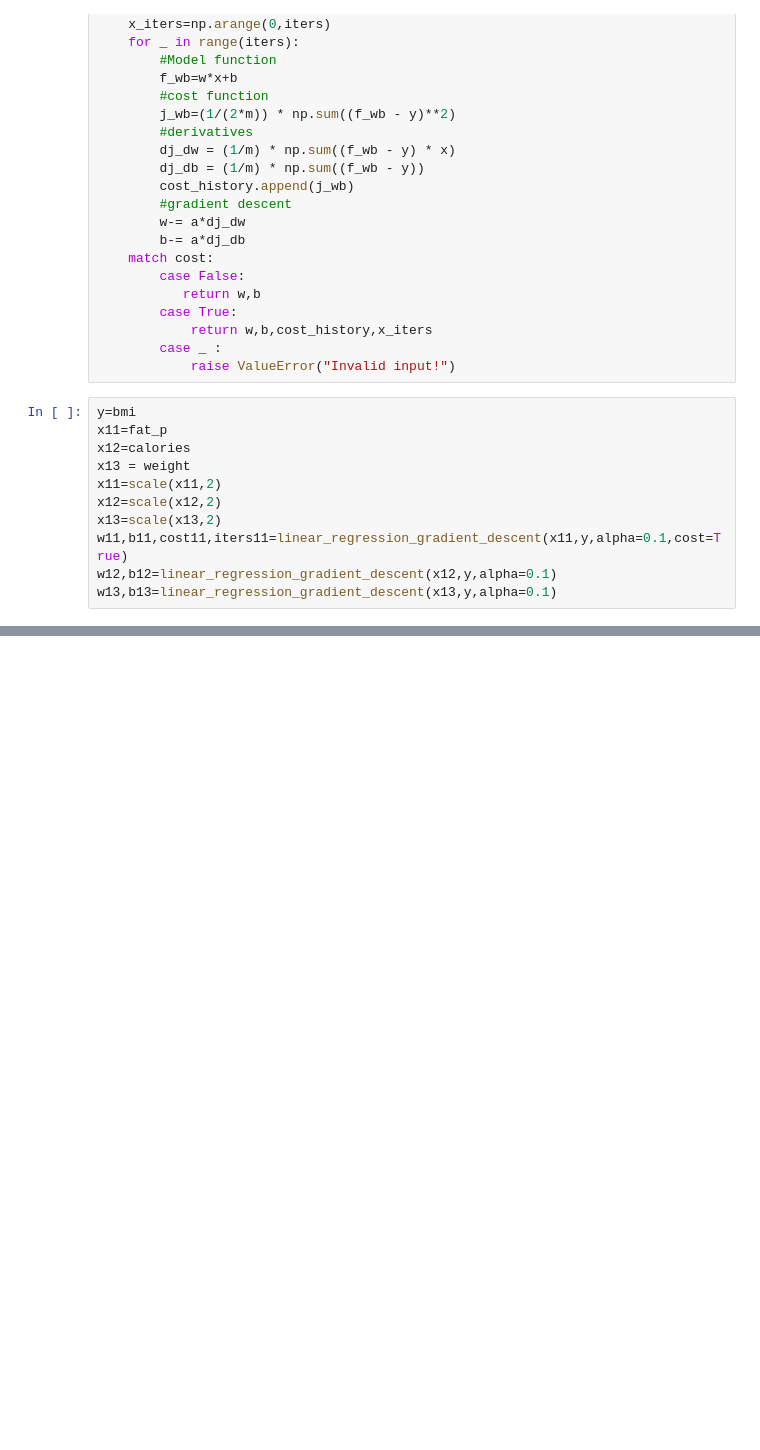
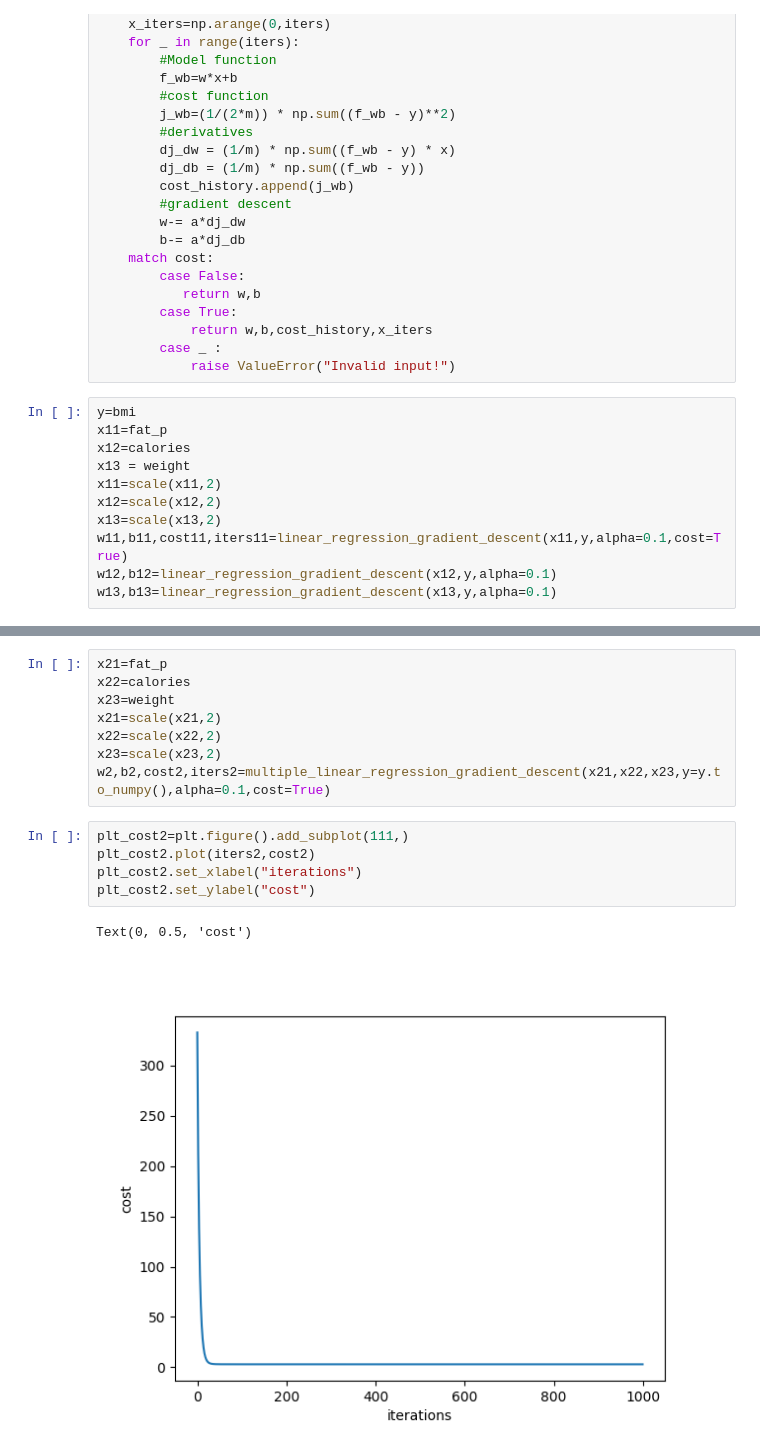
Before and after one commit to Pourixa/life-style-analyze, a Jupyter notebook: main.ipynb, the cells around one changed output, grey strips where cells are left out. Saved outputs shown, nothing was run; the diff lists cells and outputs as text; blank space fills up the shorter version.

```diff
--- a/main.ipynb
+++ b/main.ipynb
@@ -167,0 +206,16 @@ fig2
+# %%
+x21=fat_p
+x22=calories
+x23=weight
+x21=scale(x21,2)
+x22=scale(x22,2)
+x23=scale(x23,2)
+w2,b2,cost2,iters2=multiple_linear_regression_gradient_descent(x21,x22,x23,y=y.to_numpy(),alpha=0.1,cost=True)
+# %%
+plt_cost2=plt.figure().add_subplot(111,)
+plt_cost2.plot(iters2,cost2)
+plt_cost2.set_xlabel("iterations")
+plt_cost2.set_ylabel("cost")
+# %% [output]
+Text(0, 0.5, 'cost')
+[figure, added]
```
Also changed, not shown: parts of 10 cells of this notebook.
